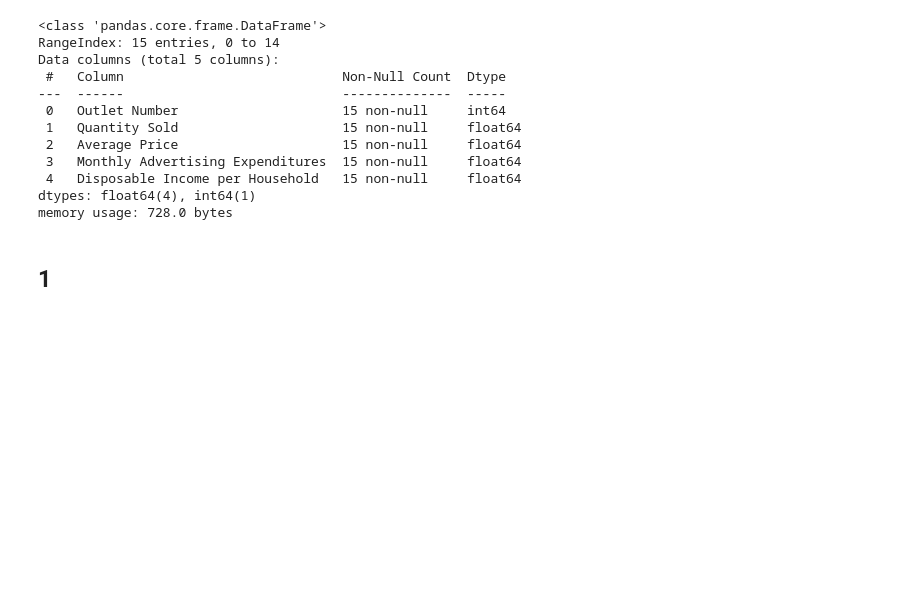
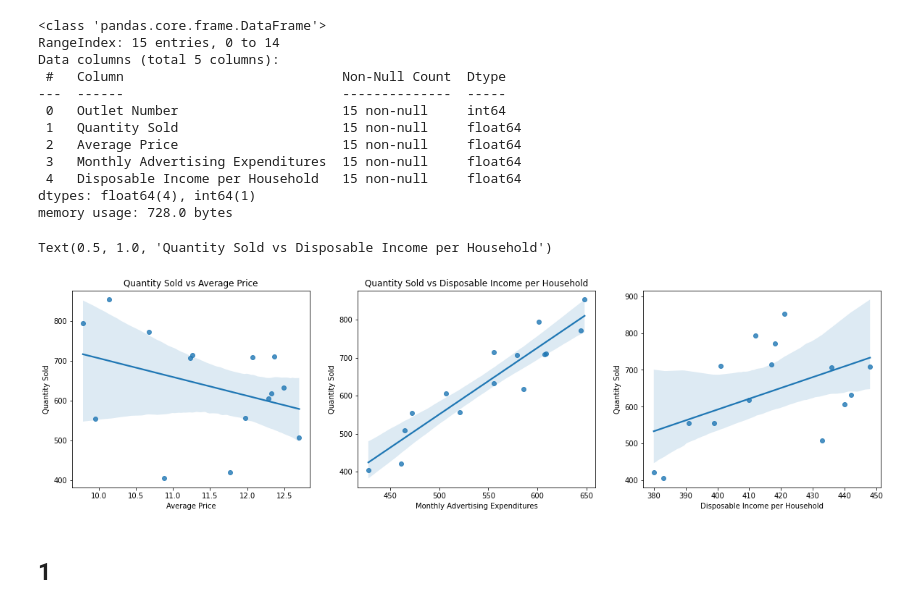
Before and after one commit to szymonvertenten/data-eng, a Jupyter notebook: dsai-en-labs-main/Extra/Repeat_Exercises.ipynb, the cells around one changed output. Saved outputs shown, nothing was run; the diff lists cells and outputs as text; code cells hidden in the pictures; blank space fills up the shorter version.

Commit message:
regplot

```diff
--- a/dsai-en-labs-main/Extra/Repeat_Exercises.ipynb
+++ b/dsai-en-labs-main/Extra/Repeat_Exercises.ipynb
@@ -248,6 +248,17 @@ Data columns (total 5 columns):
  4   Disposable Income per Household   15 non-null     float64
 dtypes: float64(4), int64(1)
 memory usage: 728.0 bytes
+# %%
+fig, axs = plt.subplots(1, 3, figsize=(20,5))
+sns.regplot(ax=axs[0], data=df, x='Average Price', y='Quantity Sold')
+axs[0].set_title("Quantity Sold vs Average Price")
+sns.regplot(ax=axs[1], data=df, x='Monthly Advertising Expenditures', y='Quantity Sold')
+axs[1].set_title("Quantity Sold vs Monthly Advertising Expenditures")
+sns.regplot(ax=axs[2], data=df, x='Disposable Income per Household', y='Quantity Sold')
+axs[1].set_title("Quantity Sold vs Disposable Income per Household")
+# %% [output]
+Text(0.5, 1.0, 'Quantity Sold vs Disposable Income per Household')
+[figure, added]
 # %% [markdown]
 ## 1
 # %%
```
